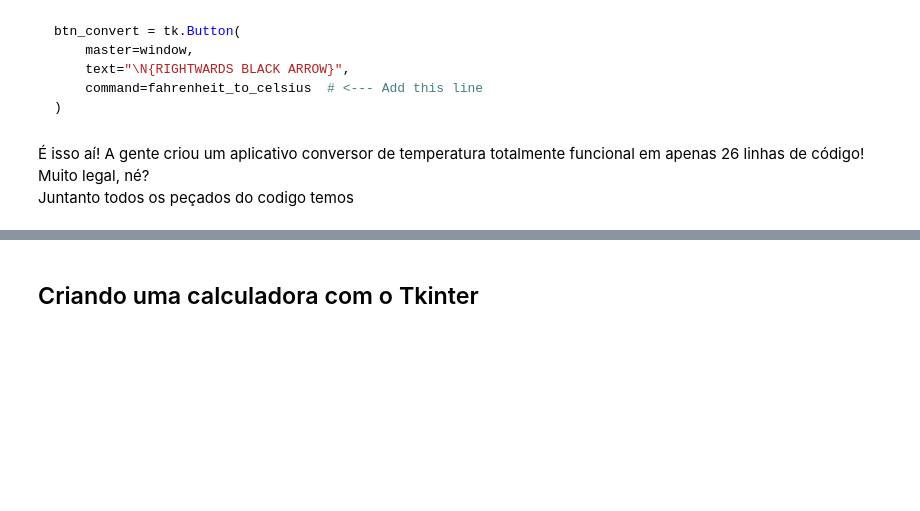
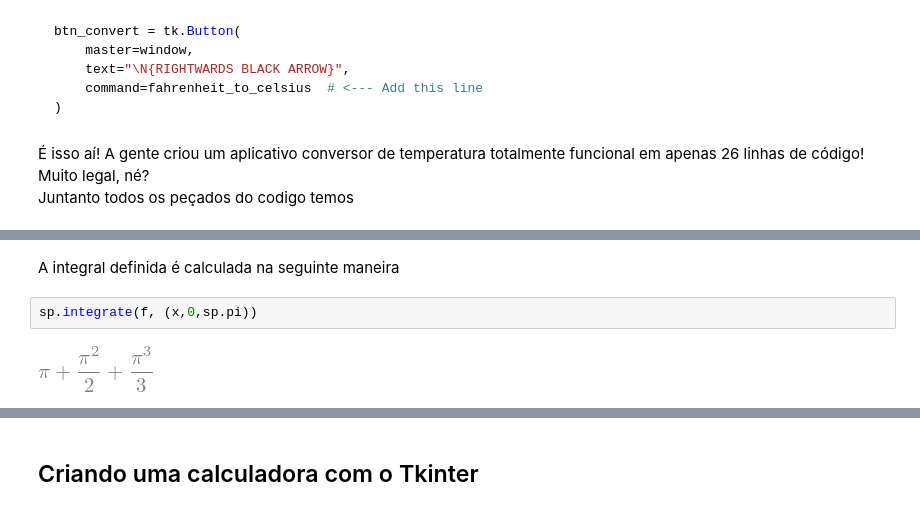
Before and after one commit to vnikoofard/Python_pratico, a Jupyter notebook: python_pratico.ipynb, the cells around one changed output, grey strips where cells are left out. Drawn from its saved outputs; the diff is of its cells as text; blank space fills up the shorter version.

```diff
--- a/python_pratico.ipynb
+++ b/python_pratico.ipynb
@@ -740,0 +823,6 @@ window.mainloop()
+# %% [markdown]
+A integral definida é calculada na seguinte maneira
+# %%
+sp.integrate(f, (x,0,sp.pi))
+# %% [output]
+[figure, added]
```
Also changed, not shown: parts of 102 cells of this notebook, 2 other files.
